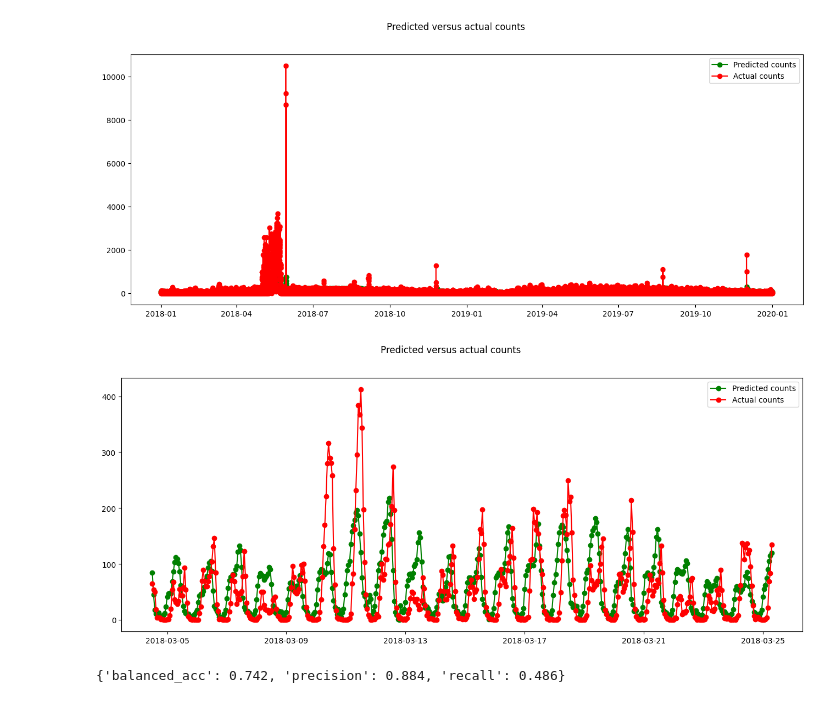
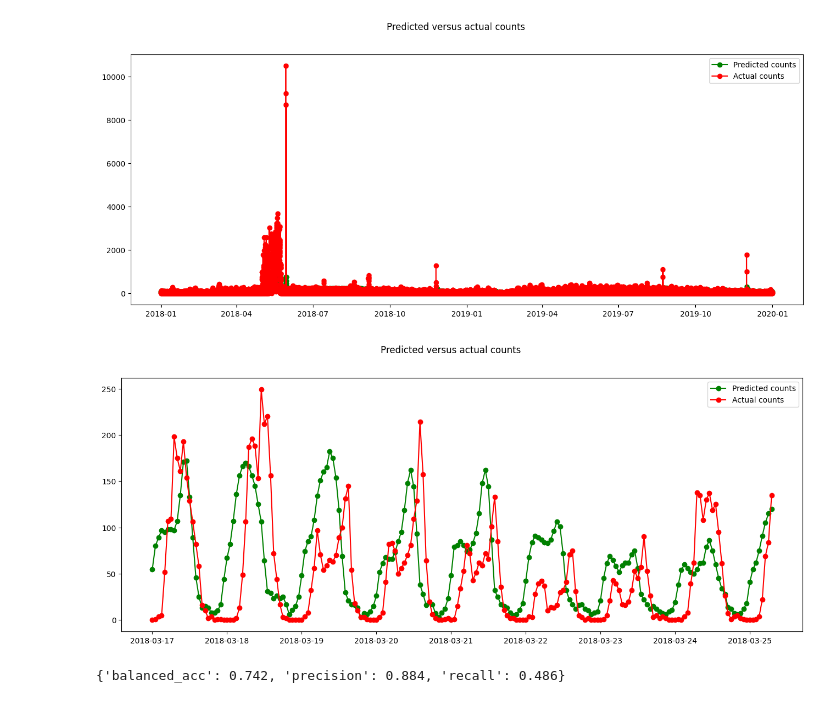
Before and after one commit to Jae-Ro/time-series-anomaly-detection, a Jupyter notebook: notebooks/solution.ipynb, the cells around one changed output. Cells and saved outputs as stored; diff of their text form; code cells hidden in the pictures.

Commit message:
updating visualization

```diff
--- a/notebooks/solution.ipynb
+++ b/notebooks/solution.ipynb
@@ -990,9 +990,9 @@ plot_lstm_predictions(df_test, preds)
 # %% [output]
 [figure]
 # %%
-plot_lstm_predictions(df_test, preds[1500:2000], start_index=1500, end_index=2000)
+plot_lstm_predictions(df_test, preds[1800:2000], start_index=1800, end_index=2000)
 # %% [output]
-[figure, old version]
+[figure, new version]
 # %%
 calculate_metrics(y_class, pred_class)
 # %% [output]
```
